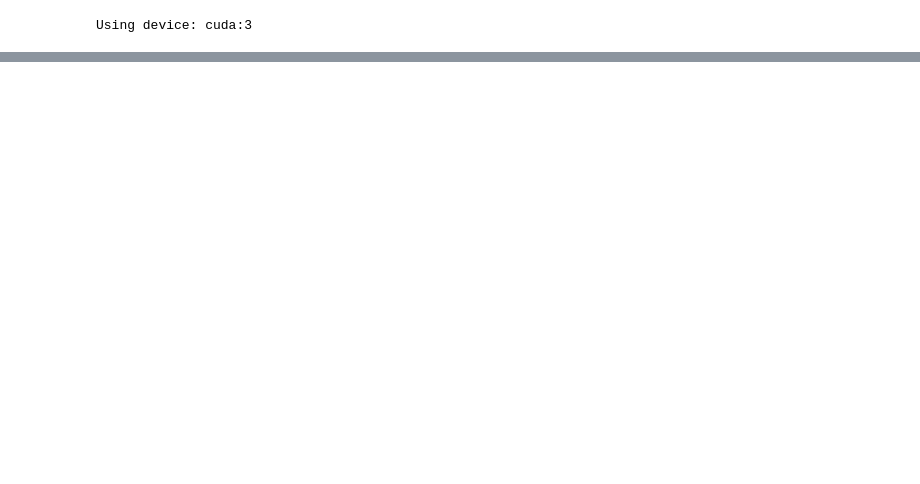
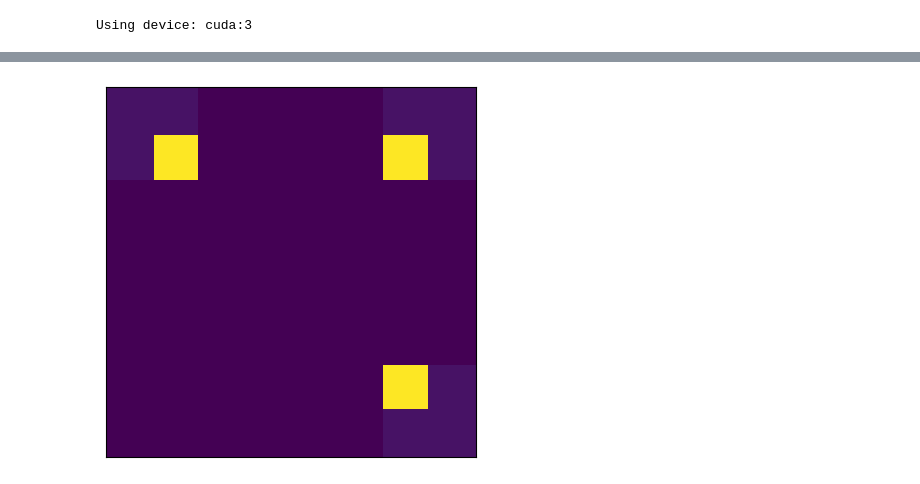
Before and after one commit to BANGSHINGEUN/continuousGFN-MaxEntDP, a Jupyter notebook: ex3.ipynb, the cells around one changed output, grey strips where cells are left out. Drawn from its saved outputs; the diff is of its cells as text; code cells hidden in the pictures; blank space fills up the shorter version.

```diff
--- a/ex3.ipynb
+++ b/ex3.ipynb
@@ -313,0 +592,44 @@ TypeError: TrajectoryReplayMemory.push_batch() takes 3 positional arguments but
+# %%
+
+env = Box(
+    dim=dim,
+    delta=delta,
+    device_str=device,
+    reward_type=args.reward_type,
+    reward_debug=args.reward_debug,
+    R0=args.R0,
+    R1=args.R1,
+    R2=args.R2,
+)
+
+
+def get_test_states(n=100, maxi=1.0):
+    x = np.linspace(0.001, maxi, n)
+    y = np.linspace(0.001, maxi, n)
+    xx, yy = np.meshgrid(x, y)
+    test_states = np.stack([xx, yy], axis=-1).reshape(-1, 2)
+    return test_states, n
+
+def plot_reward(env):
+    test_states, n = get_test_states()
+    test_states = torch.FloatTensor(test_states)
+
+    # Check if states are terminal (at least one dimension is within delta of boundary)
+    should_terminate = torch.any(test_states >= 1 - env.delta, dim=-1)
+
+    # Calculate rewards
+    reward = torch.full((test_states.shape[0],), 1e-9)
+    reward[should_terminate] = env.reward(test_states[should_terminate])
+
+    reward = reward.reshape(n, n)
+    fig = plt.imshow(reward, origin="lower", extent=[0, 1, 0, 1])
+    plt.xticks([])
+    plt.yticks([])
+    plt.show()
+    plt.close("all")
+
+    return fig
+
+fig2 = plot_reward(env)
+# %% [output]
+[figure, added]
```
Also changed, not shown: parts of 3 cells of this notebook, 17 other files.
